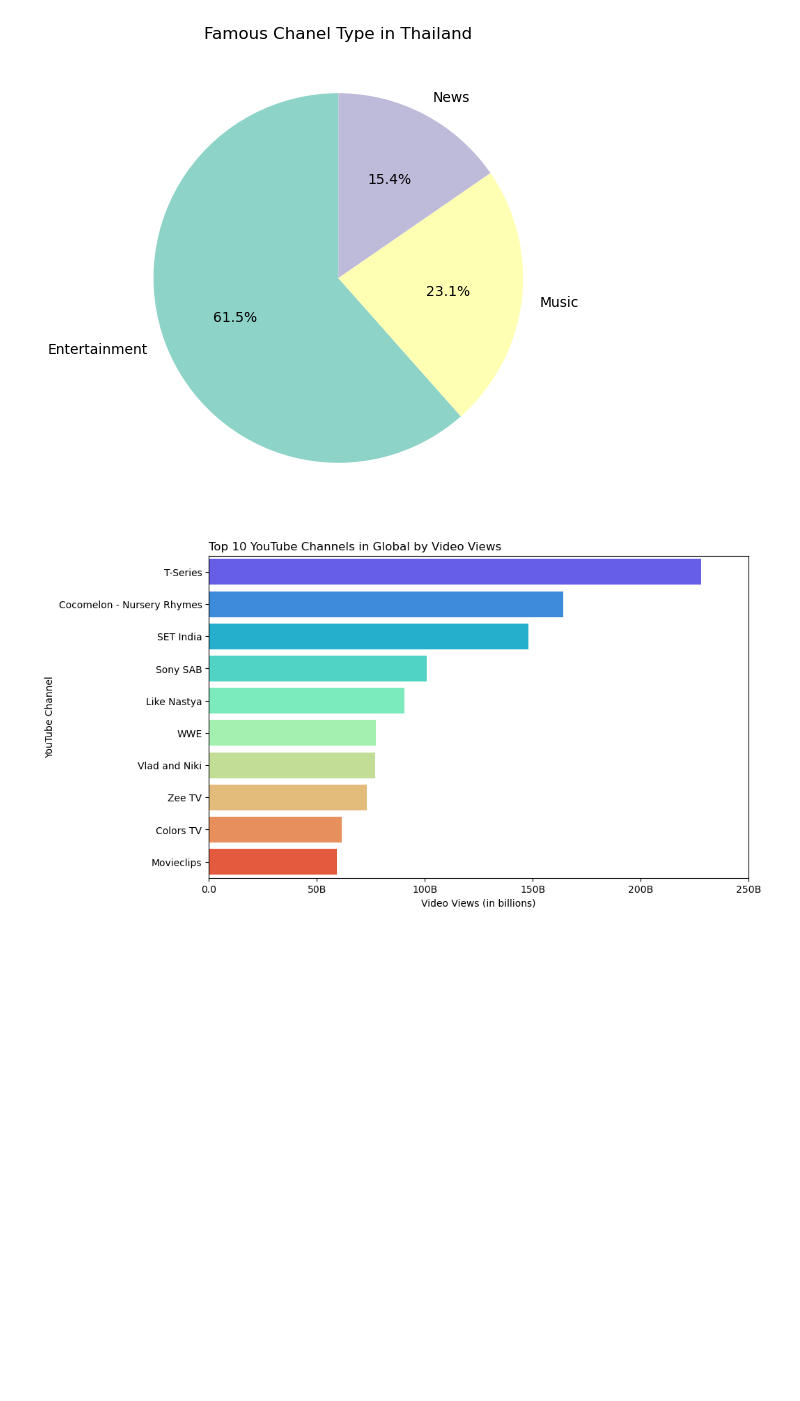
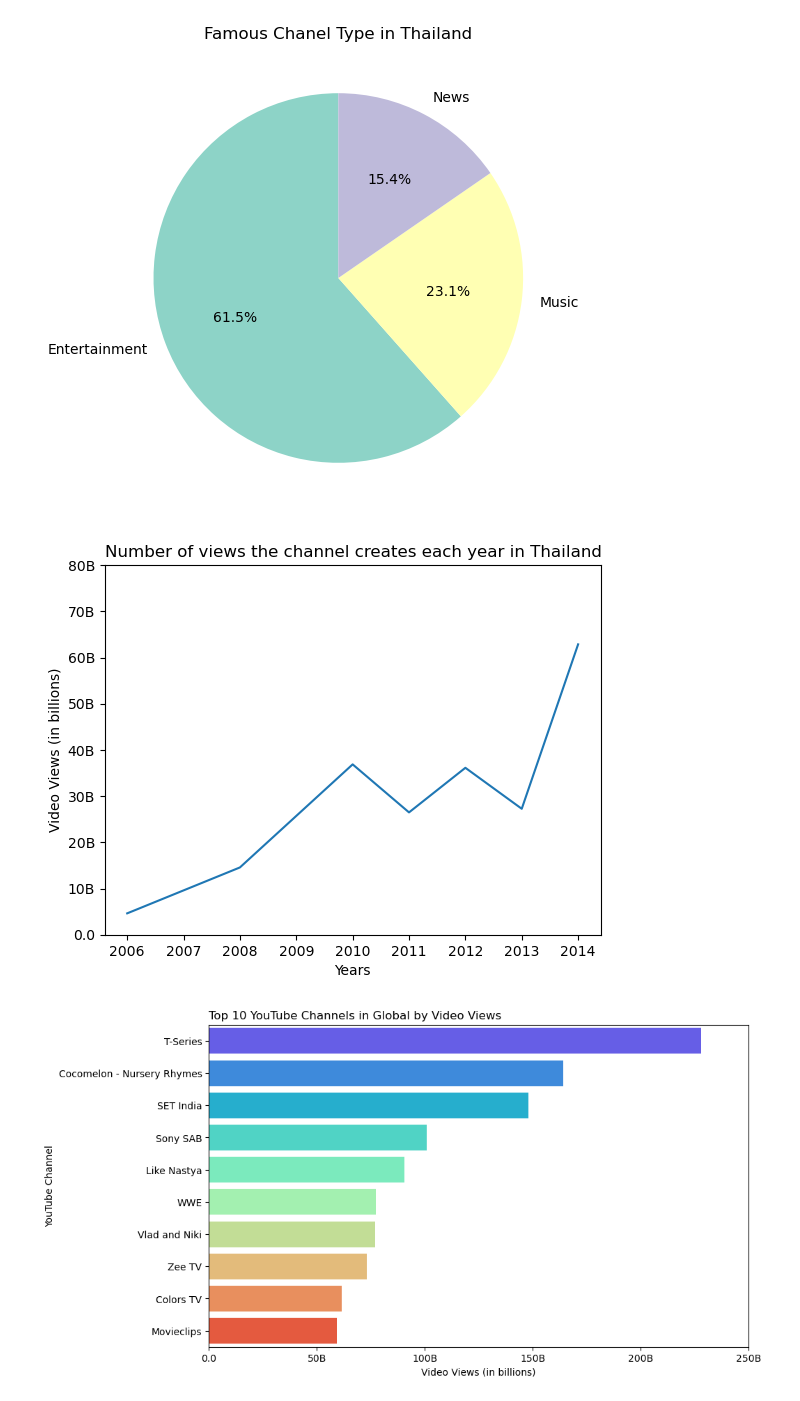
Before and after one commit to N0Z3I/Global-YouTube-Statistics, a Jupyter notebook: 3_data_visualization.ipynb, the cells around one changed output. Saved outputs shown, nothing was run; the diff lists cells and outputs as text; code cells hidden in the pictures; blank space fills up the shorter version.

```diff
--- a/3_data_visualization.ipynb
+++ b/3_data_visualization.ipynb
@@ -66,6 +66,24 @@ plt.title('Famous Chanel Type in Thailand')
 # %% [output]
 Text(0.5, 1.0, 'Famous Chanel Type in Thailand')
 [figure]
+# %%
+thai_views_grow = pd.DataFrame(thai_data_filter.groupby('created_year')['video views'].sum()).reset_index()
+thai_views_grow.rename(columns={0:"Years",1:"Video Views"})
+views_grow = sns.lineplot(data=thai_views_grow,x='created_year',y='video views')
+plt.title('Number of views the channel creates each year in Thailand',loc='left')
+plt.ylabel('Video Views (in billions)')
+plt.xlabel('Years')
+plt.ylim(0, 80000000000)
+
+def format_ticks(value, _):
+    if value >= 1e9:
+        return f'{value / 1e9:.0f}B'
+    else:
+        return value
+
+views_grow.yaxis.set_major_formatter(FuncFormatter(format_ticks))
+# %% [output]
+[figure, added]
 # %%
 top_10_videoviews = df_cleaned.nlargest(10, 'video views')
 
```
Also changed, not shown: parts of 1 cell of this notebook.
